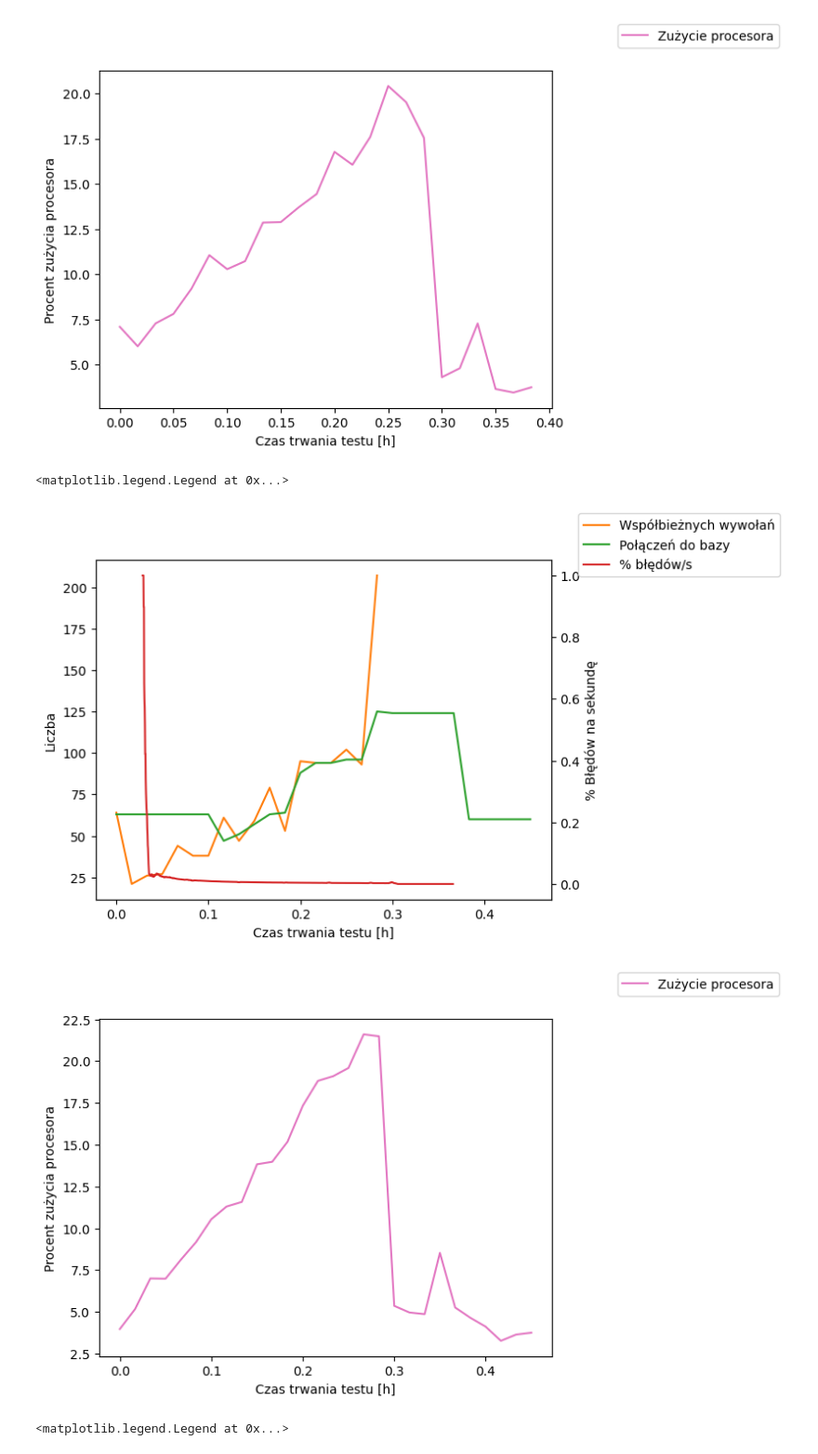
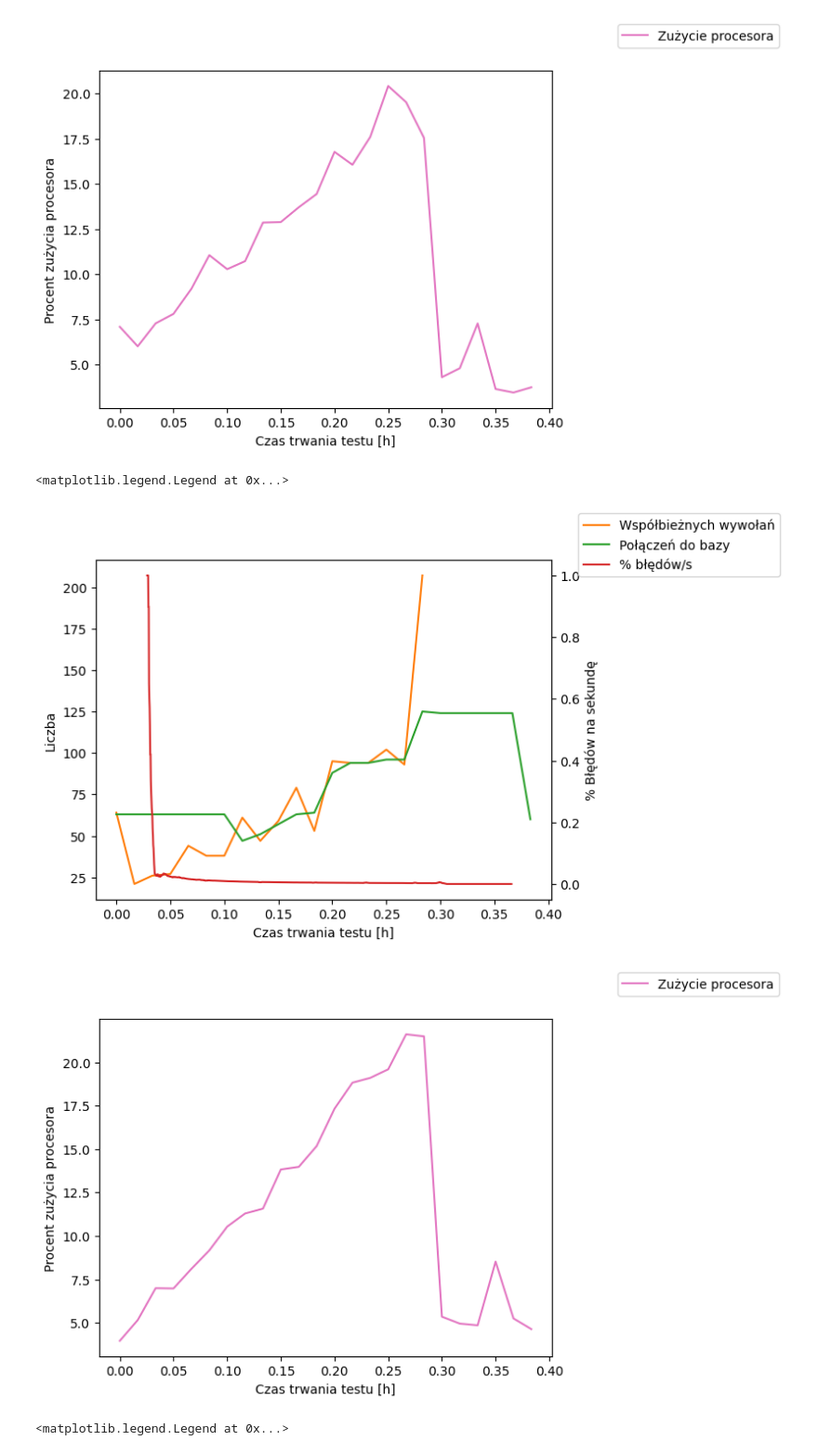
Before and after one commit to moreno-models/api, a Jupyter notebook: analysis/burst.ipynb, the cells around one changed output. Shown at 93% size. Cells and saved outputs as stored; diff of their text form; code cells hidden in the pictures.

```diff
--- a/analysis/burst.ipynb
+++ b/analysis/burst.ipynb
@@ -195,35 +195,35 @@ fig.legend(bbox_to_anchor=(0.8, 0, 0.5, 1))
 [figure]
 # %%
 start_cloudwatch = datetime(2023, 1, 16, 11, 3)
-end_cloudwatch = datetime(2023, 1, 16, 11, 30)
+end_cloudwatch = datetime(2023, 1, 16, 11, 26)
 
 prefix = '../load-tests/RAW/serverless_burst_optimized/cloudwatch/'
 
 concurrent_naive = load_cloudwatch(f"{prefix}/concurrentExecutions.csv", start_cloudwatch, end_cloudwatch)
 dbConns_naive = load_cloudwatch(f"{prefix}/databaseConnections.csv", start_cloudwatch, end_cloudwatch)
 dbCPU_naive = load_cloudwatch(f"{prefix}/dbCPU.csv", start_cloudwatch, end_cloudwatch)
 throttles_naive = load_cloudwatch(f"{prefix}/throttles.csv", start_cloudwatch, end_cloudwatch)
 
 fig, ax = start_plot()
 ax.plot(human_delta(concurrent_naive.index), concurrent_naive['concurrentExecutions'], label="Współbieżnych wywołań", color='tab:orange')
 ax.plot(human_delta(dbConns_naive.index), dbConns_naive['dbConnections'], label="Połączeń do bazy", color='tab:green')
 ax.set_ylabel("Liczba")
 ax2 = ax.twinx()
 
 
 ops = ['Aggregated']
 plot_metric(ax2, serverless[serverless['Timestamp'] < duration_serverless], ops, 'ErrorPercentage', prefix='% błędów/s', suffix=False, type='raw', color='tab:red')
 ax2.set_ylabel('% Błędów na sekundę')
 fig.legend(bbox_to_anchor=(0.8, 0, 0.5, 1))
 
 fig, ax = start_plot()
 ax.set_ylabel('Procent zużycia procesora')
 ax.plot(human_delta(dbCPU_naive.index), dbCPU_naive['cpu'], label="Zużycie procesora", color='tab:pink')
 fig.legend(bbox_to_anchor=(0.8, 0, 0.5, 1))
 # %% [output]
 <matplotlib.legend.Legend at 0x...>
-[figure, old version]
+[figure, new version]
-[figure, old version]
+[figure, new version]
 # %%
 start_cloudwatch = datetime(2023, 1, 15, 19, 10)
 end_cloudwatch = datetime(2023, 1, 15, 19, 29)
```
Also changed, not shown: parts of 3 cells of this notebook, 1 other file.
